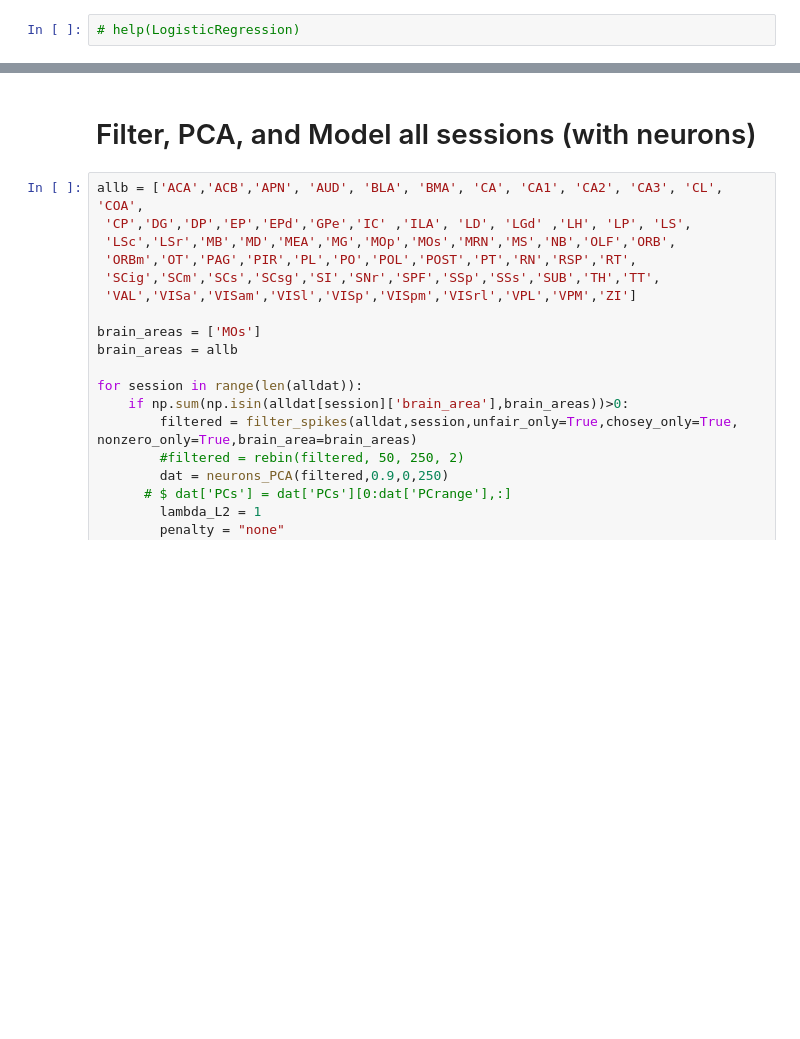
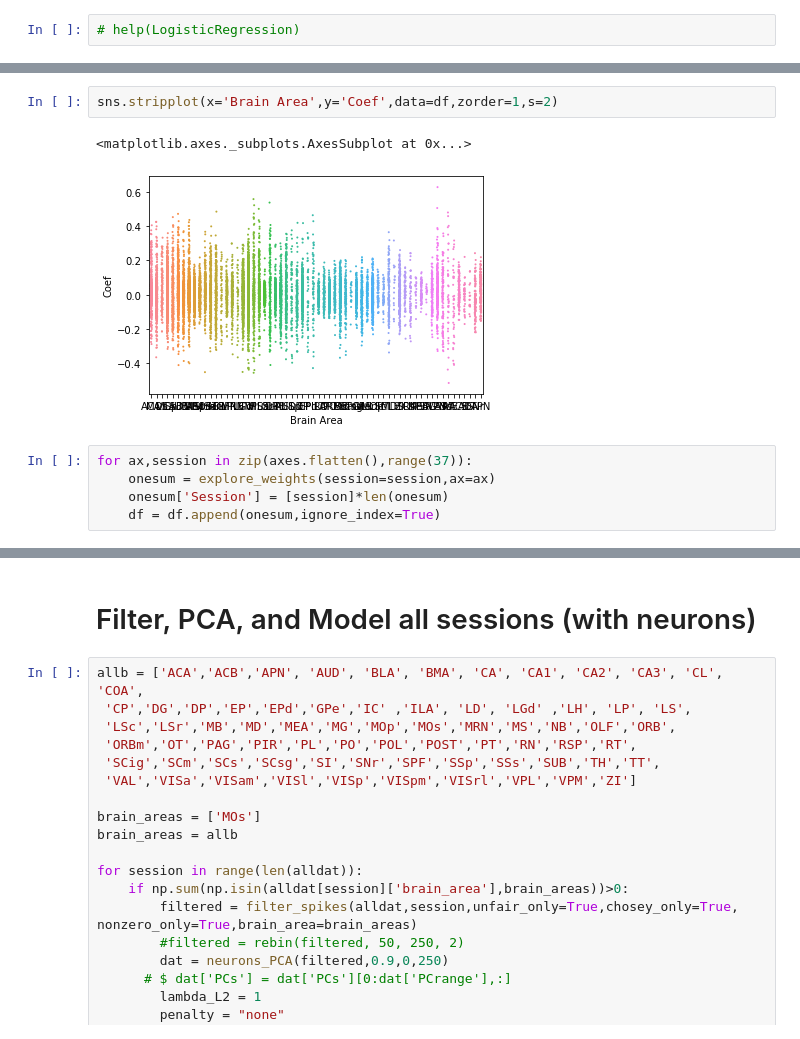
Before and after one commit to jorgeerrz/mistaken_mice, a Jupyter notebook: mistaken_mice.ipynb, the cells around one changed output, grey strips where cells are left out. Saved outputs shown, nothing was run; the diff lists cells and outputs as text; blank space fills up the shorter version.

```diff
--- a/mistaken_mice.ipynb
+++ b/mistaken_mice.ipynb
@@ -255,0 +243,10 @@ for ax,session in zip(axes.flatten(),range(37)):
+# %%
+sns.stripplot(x='Brain Area',y='Coef',data=df,zorder=1,s=2)
+# %% [output]
+<matplotlib.axes._subplots.AxesSubplot at 0x...>
+[figure, added]
+# %%
+for ax,session in zip(axes.flatten(),range(37)):
+    onesum = explore_weights(session=session,ax=ax)
+    onesum['Session'] = [session]*len(onesum)
+    df = df.append(onesum,ignore_index=True)
```
Also changed, not shown: parts of 14 cells of this notebook, 3 other files.
